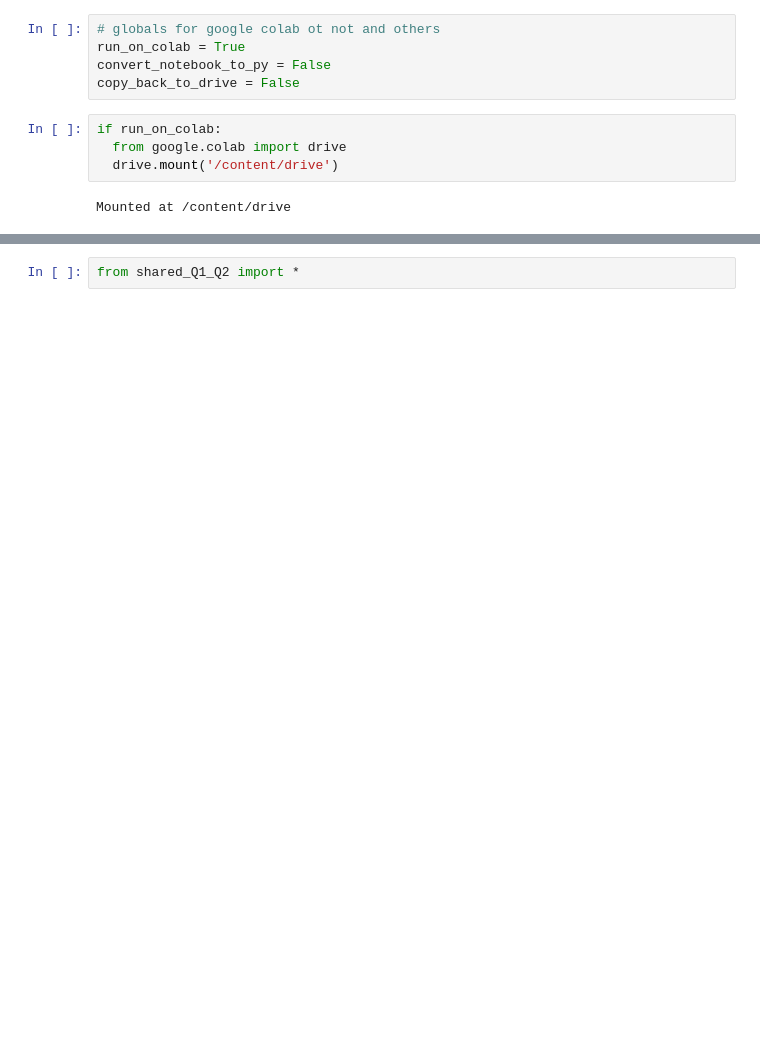
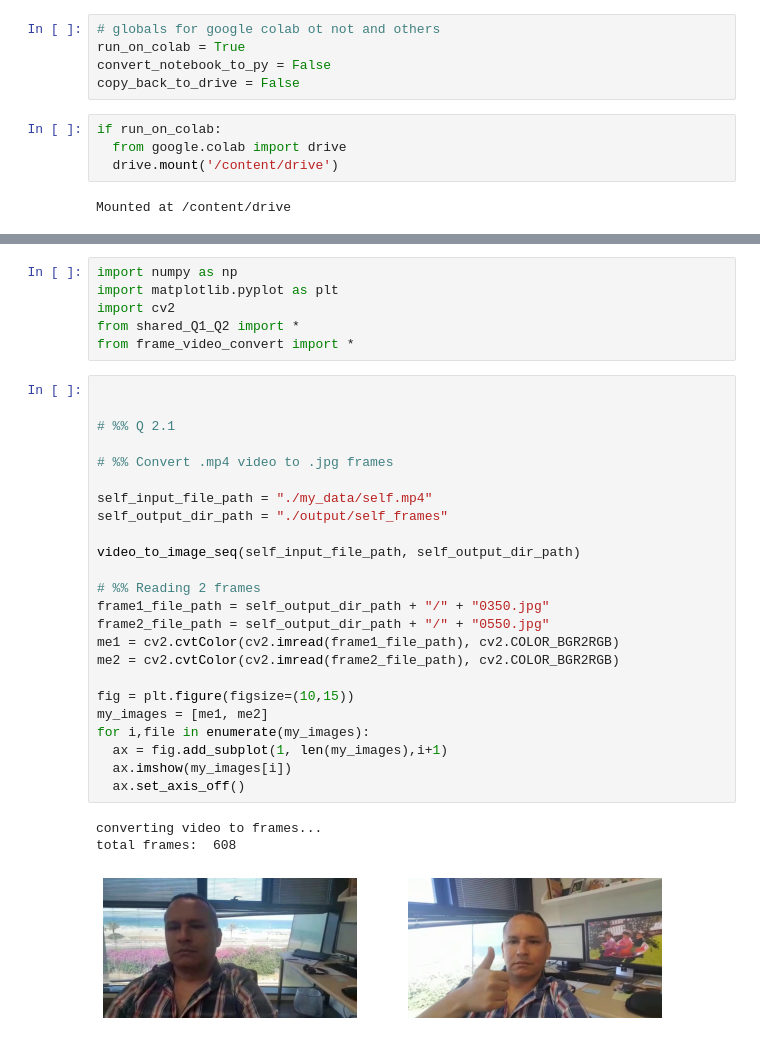
Before and after one commit to ynahum/cv_hw, a Jupyter notebook: Hw3/code/Q2.ipynb, the cells around one changed output, grey strips where cells are left out. Cells and saved outputs as stored; diff of their text form; blank space fills up the shorter version.

Commit message:
Hw3 Q2.1 - read a movie, convert to jpg and display 2 frames

```diff
--- a/Hw3/code/Q2.ipynb
+++ b/Hw3/code/Q2.ipynb
@@ -34,5 +36,37 @@ if run_on_colab:
   #!ls ./data
 # %% [output]
 /content/code
-# %%
-from shared_Q1_Q2 import *
+# %%
+import numpy as np
+import matplotlib.pyplot as plt
+import cv2
+from shared_Q1_Q2 import *
+from frame_video_convert import *
+# %%
+
+
+# %% Q 2.1
+
+# %% Convert .mp4 video to .jpg frames
+
+self_input_file_path = "./my_data/self.mp4"
+self_output_dir_path = "./output/self_frames"
+
+video_to_image_seq(self_input_file_path, self_output_dir_path)
+
+# %% Reading 2 frames
+frame1_file_path = self_output_dir_path + "/" + "0350.jpg"
+frame2_file_path = self_output_dir_path + "/" + "0550.jpg"
+me1 = cv2.cvtColor(cv2.imread(frame1_file_path), cv2.COLOR_BGR2RGB)
+me2 = cv2.cvtColor(cv2.imread(frame2_file_path), cv2.COLOR_BGR2RGB)
+
+fig = plt.figure(figsize=(10,15))
+my_images = [me1, me2]
+for i,file in enumerate(my_images):
+  ax = fig.add_subplot(1, len(my_images),i+1)
+  ax.imshow(my_images[i])
+  ax.set_axis_off()
+# %% [output]
+converting video to frames...
+total frames:  608
+[figure, added]
```
Also changed, not shown: parts of 1 cell of this notebook, 1 other file.
